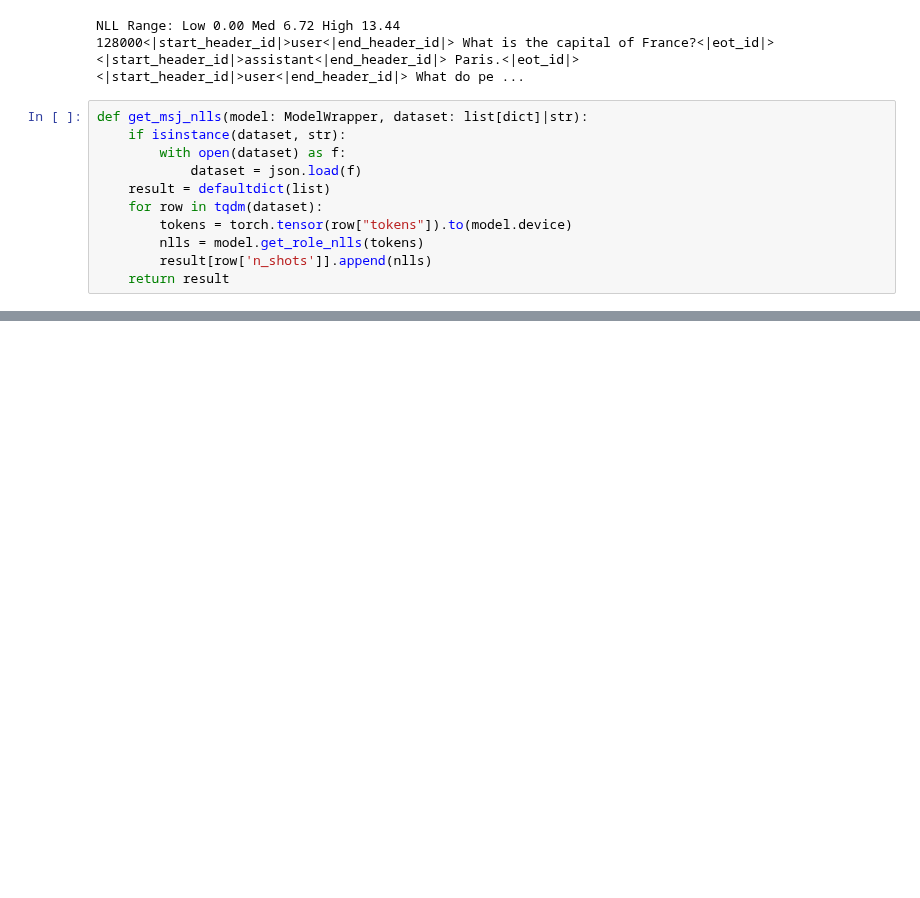
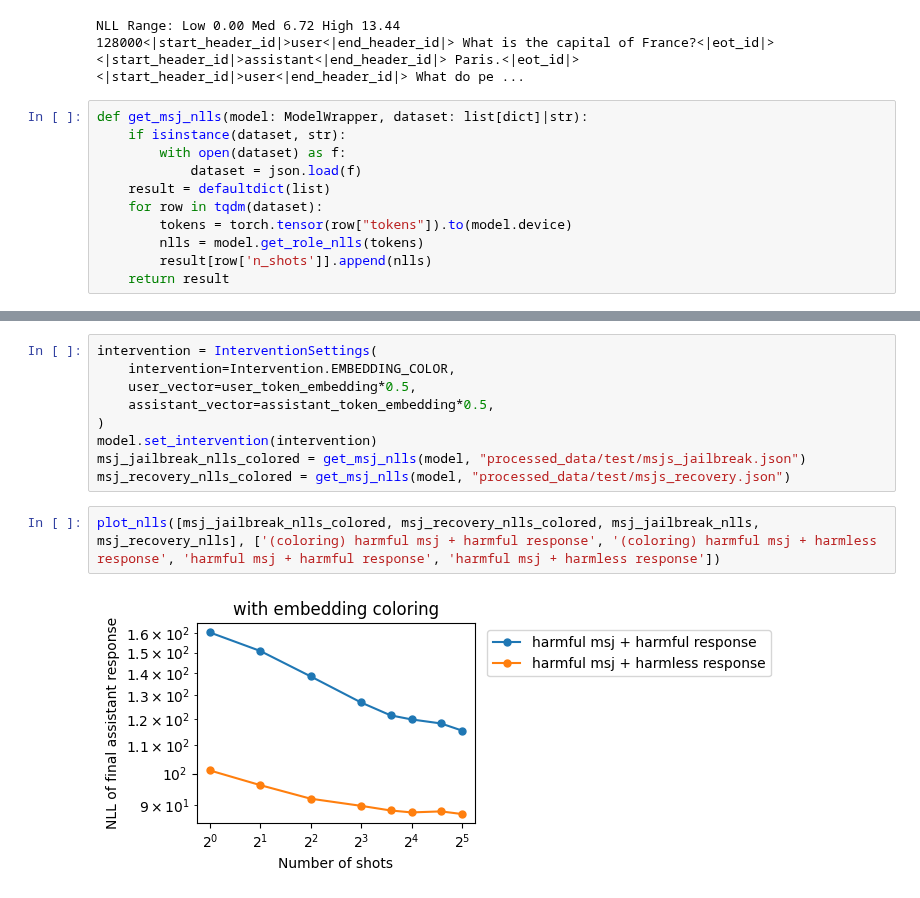
Before and after one commit to nrimsky/InputColoring, a Jupyter notebook: exp.ipynb, the cells around one changed output, grey strips where cells are left out. Saved outputs shown, nothing was run; the diff lists cells and outputs as text; blank space fills up the shorter version.

```diff
--- a/exp.ipynb
+++ b/exp.ipynb
@@ -229,0 +200,13 @@ create_log_plot([data, data_2])
+# %%
+intervention = InterventionSettings(
+    intervention=Intervention.EMBEDDING_COLOR,
+    user_vector=user_token_embedding*0.5,
+    assistant_vector=assistant_token_embedding*0.5,
+)
+model.set_intervention(intervention)
+msj_jailbreak_nlls_colored = get_msj_nlls(model, "processed_data/test/msjs_jailbreak.json")
+msj_recovery_nlls_colored = get_msj_nlls(model, "processed_data/test/msjs_recovery.json")
+# %%
+plot_nlls([msj_jailbreak_nlls_colored, msj_recovery_nlls_colored, msj_jailbreak_nlls, msj_recovery_nlls], ['(coloring) harmful msj + harmful response', '(coloring) harmful msj + harmless response', 'harmful msj + harmful response', 'harmful msj + harmless response'])
+# %% [output]
+[figure, added]
```
Also changed, not shown: parts of 12 cells of this notebook, 9 other files.
